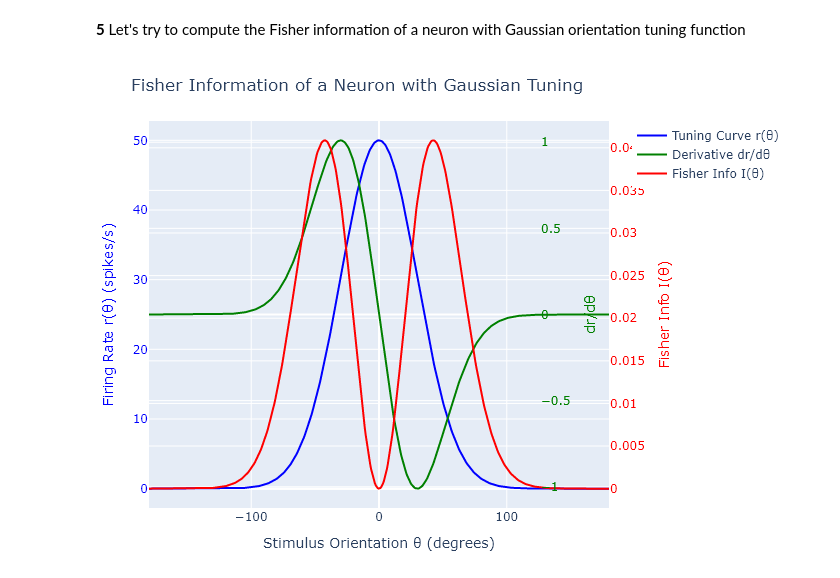
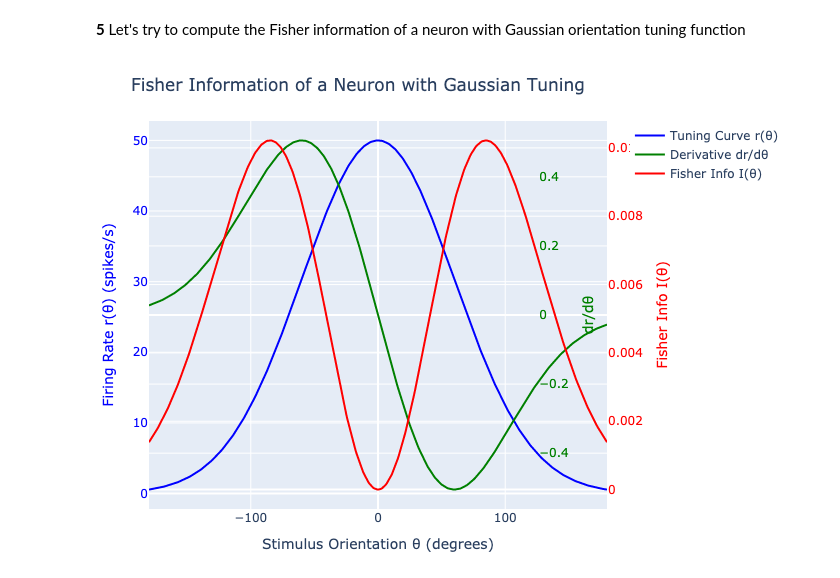
Before and after one commit to CrazyJassBread/Neural-Network, a Jupyter notebook: hw3/SpikeTrainInfo_homework.ipynb, the cells around one changed output. Drawn from its saved outputs; the diff is of its cells as text; code cells hidden in the pictures.

```diff
--- a/hw3/SpikeTrainInfo_homework.ipynb
+++ b/hw3/SpikeTrainInfo_homework.ipynb
@@ -262,7 +262,7 @@ using PlotlyJS
 # Parameters for the Gaussian tuning curve
 r_max = 50.0  # Maximum firing rate (spikes/s)
 θ_pref = 0.0  # Preferred orientation (degrees)
-σ = 30.0      # Tuning width (degrees)
+σ = 60.0      # Tuning width (degrees)
 
 # Tuning curve function: r(θ)
 function r(θ)
@@ -286,31 +286,31 @@ end
 
 # Generate θ values from -180 to 180 degrees
 θ_values = range(-180, 180, length=500)
 
 # Compute values for plotting
 r_values = r.(θ_values)
 dr_values = dr_dθ.(θ_values)
 I_values = fisher_info.(θ_values)
 
 # Create Plotly traces
 trace_r = scatter(x=θ_values, y=r_values, mode="lines", name="Tuning Curve r(θ)", line=attr(color="blue"))
 trace_dr = scatter(x=θ_values, y=dr_values, mode="lines", name="Derivative dr/dθ", line=attr(color="green"), yaxis="y2")
 trace_I = scatter(x=θ_values, y=I_values, mode="lines", name="Fisher Info I(θ)", line=attr(color="red"), yaxis="y3")
 
 # Layout with multiple y-axes for different scales
 layout = Layout(
     title="Fisher Information of a Neuron with Gaussian Tuning",
     xaxis=attr(title="Stimulus Orientation θ (degrees)"),
     yaxis=attr(title="Firing Rate r(θ) (spikes/s)", side="left", color="blue"),
     yaxis2=attr(title="dr/dθ", overlaying="y", side="right", color="green", position=0.85),
     yaxis3=attr(title="Fisher Info I(θ)", overlaying="y", side="right", color="red"),
     legend=attr(x=1.05, y=1.0),
     width=800,
     height=500
 )
 
 # Create and display the plot
 p = plot([trace_r, trace_dr, trace_I], layout)
 display(p)  # Opens in browser or Jupyter
 # %% [output]
-[figure, old version]
+[figure, new version]
```
Also changed, not shown: parts of 1 cell of this notebook, 11 other files.
